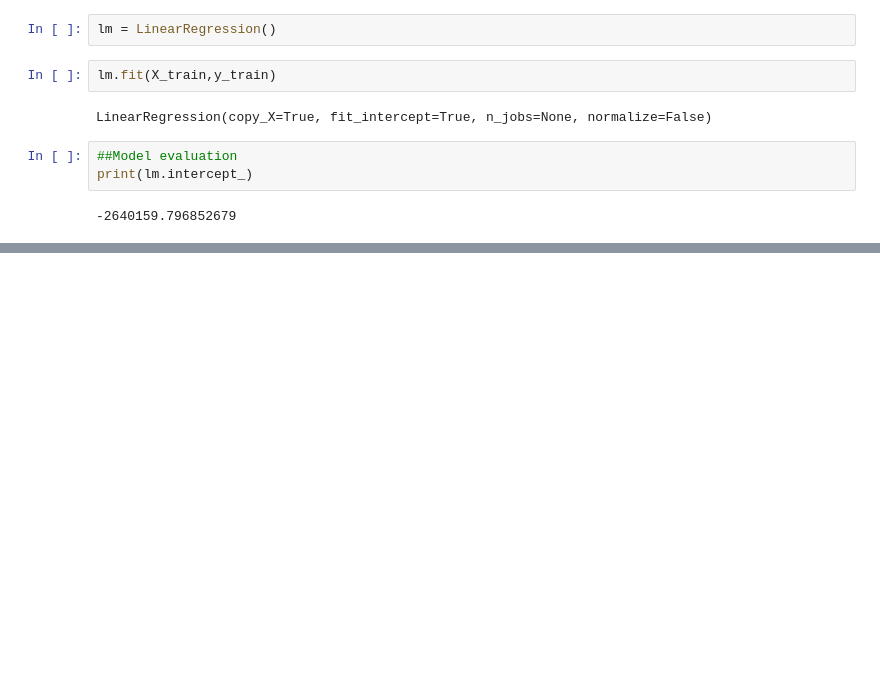
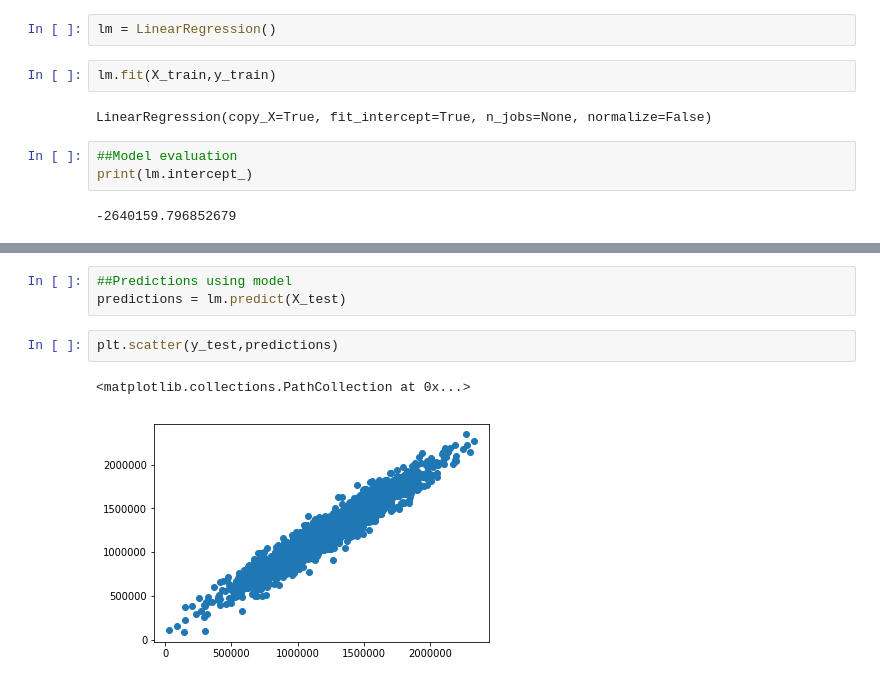
Before and after one commit to Joseorina/verbose-system, a Jupyter notebook: LinearRegression.ipynb, the cells around one changed output, grey strips where cells are left out. Drawn from its saved outputs; the diff is of its cells as text; blank space fills up the shorter version.

```diff
--- a/LinearRegression.ipynb
+++ b/LinearRegression.ipynb
@@ -99,0 +109,8 @@ coeff_df = pd
+# %%
+##Predictions using model
+predictions = lm.predict(X_test)
+# %%
+plt.scatter(y_test,predictions)
+# %% [output]
+<matplotlib.collections.PathCollection at 0x...>
+[figure, added]
```
Also changed, not shown: parts of 5 cells of this notebook, 1 other file.
